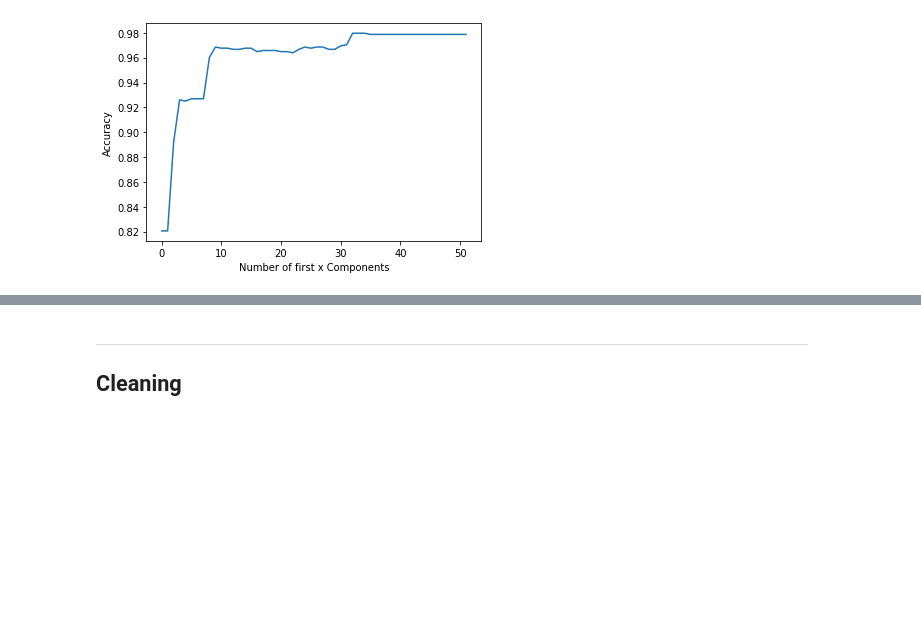
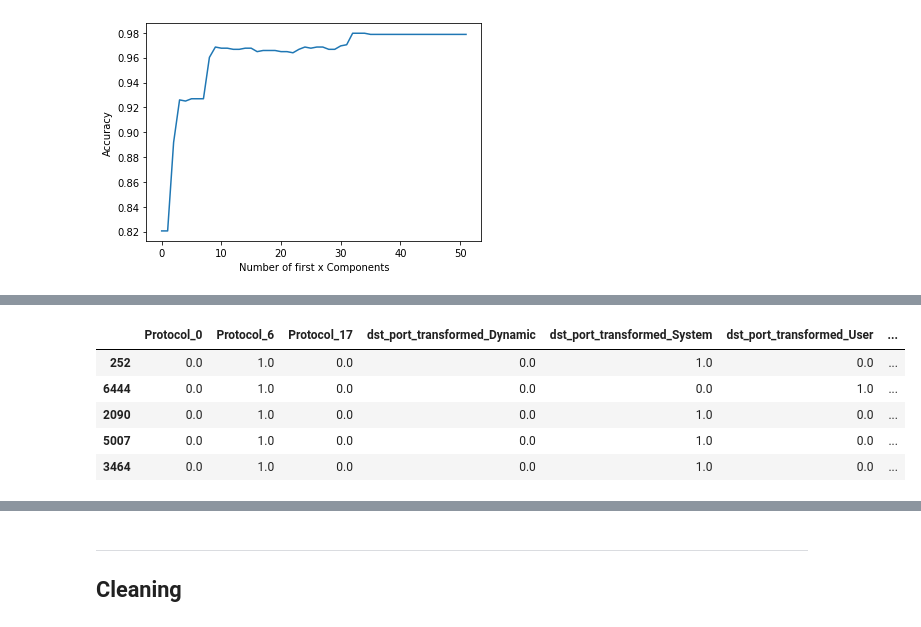
Before and after one commit to Irish-77/ddos-dompteure, a Jupyter notebook: data_preparation.ipynb, the cells around one changed output, grey strips where cells are left out. Cells and saved outputs as stored; diff of their text form; code cells hidden in the pictures; blank space fills up the shorter version.

```diff
--- a/data_preparation.ipynb
+++ b/data_preparation.ipynb
@@ -60,10 +91,10 @@ finalDf = pd.concat([principalDf, df_label.reset_index()['Label']], axis = 1)
 
 Multiple logistic regression models are trained to get insights about the principle components. We choose the amount of components which result in the highest accuracy for the smallest amount of components needed. (Therefore, we incremently select the components with the highest explained variance.)
 # %%
-train, test, train_lbl, test_lbl = train_test_split(finalDf, finalDf[['Label']].reset_index()['Label'], test_size=1/7.0, random_state=0)
+train, test, train_lbl, test_lbl = train_test_split(df_pca, df_pca[['Label']].reset_index()['Label'], test_size=1/7.0, random_state=0)
 # %%
 scores = []
-n = finalDf.shape[1]
+n = df_pca.shape[1]
 for i in range(n):
     logisticRegr = LogisticRegression(solver = 'lbfgs', max_iter=10)
     logisticRegr.fit(train[col_names[:i+1]], train_lbl)
@@ -158,0 +250,15 @@ axes.set(xlabel = 'Number of first x Components', ylabel = 'Accuracy');
+# %%
+new_var = [i for i in category_vars if i not in to_be_encoded][1:]
+
+finalDf_fast_t = pd.concat([df_fast_encoded, df_fast[new_var].reset_index()[new_var]], axis = 1)
+
+train, test, train_lbl, test_lbl = train_test_split(finalDf_fast_t, df_fast[['Label']].reset_index()['Label'], test_size=1/7.0, random_state=0)
+# %%
+train.head()
+# %% [output]
+|  | Protocol_0 | Protocol_6 | Protocol_17 | dst_port_transformed_Dynamic | dst_port_transformed_System | dst_port_transformed_User | ... |
+| 252 | 0.0 | 1.0 | 0.0 | 0.0 | 1.0 | 0.0 | ... |
+| 6444 | 0.0 | 1.0 | 0.0 | 0.0 | 0.0 | 1.0 | ... |
+| 2090 | 0.0 | 1.0 | 0.0 | 0.0 | 1.0 | 0.0 | ... |
+| 5007 | 0.0 | 1.0 | 0.0 | 0.0 | 1.0 | 0.0 | ... |
+| 3464 | 0.0 | 1.0 | 0.0 | 0.0 | 1.0 | 0.0 | ... |
```
Also changed, not shown: parts of 34 cells of this notebook, 2 other files.
